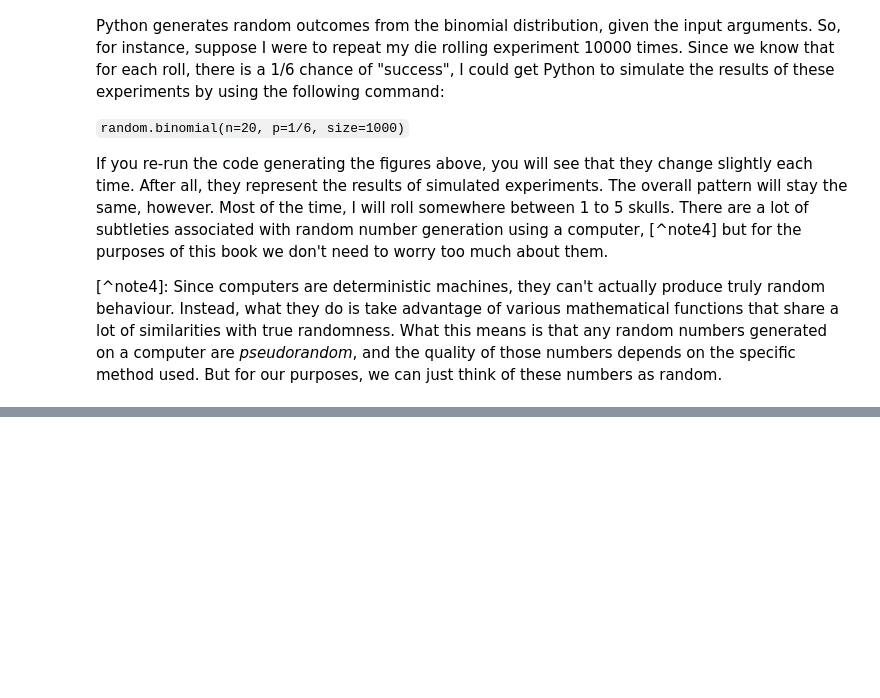
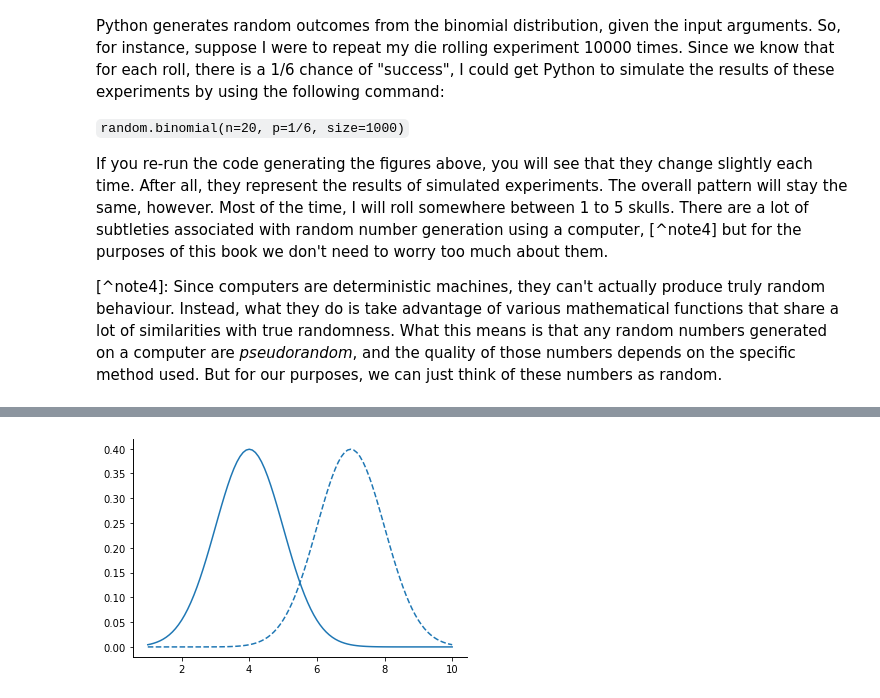
Before and after one commit to ethanweed/pythonbook, a Jupyter notebook: Book/_build/jupyter_execute/04.02-probability.ipynb, the cells around one changed output, grey strips where cells are left out. Drawn from its saved outputs; the diff is of its cells as text; code cells hidden in the pictures; blank space fills up the shorter version.

Commit message:
added more normal distribution figures in probability chapter

```diff
--- a/Book/_build/jupyter_execute/04.02-probability.ipynb
+++ b/Book/_build/jupyter_execute/04.02-probability.ipynb
@@ -453,0 +418,30 @@ Before moving on, I want to point out one important characteristic of the normal
+# %%
+%matplotlib inline
+from myst_nb import glue
+import numpy as np
+import scipy.stats as stats
+import pandas as pd
+import seaborn as sns
+
+
+mu = 0
+variance = 1
+sigma = np.sqrt(variance)
+x = np.linspace(1, 10, 100)
+y1 = stats.norm.pdf(x, 4, sigma)
+y2 = stats.norm.pdf(x, 7, sigma)
+
+
+fig = sns.lineplot(x = x, y = y1)
+ax2=fig.twinx()
+ax2.tick_params(left=False, labelleft=False, top=False, labeltop=False,
+                   right=False, labelright=False, bottom=False, labelbottom=False)
+
+
+
+sns.lineplot(x = x, y = y2, ax=ax2, linestyle='--')
+sns.despine()
+
+#glue("two-normals_fig", fig, display=False)
+# %% [output]
+[figure, added]
```
Also changed, not shown: parts of 28 cells of this notebook, 26 other files.
